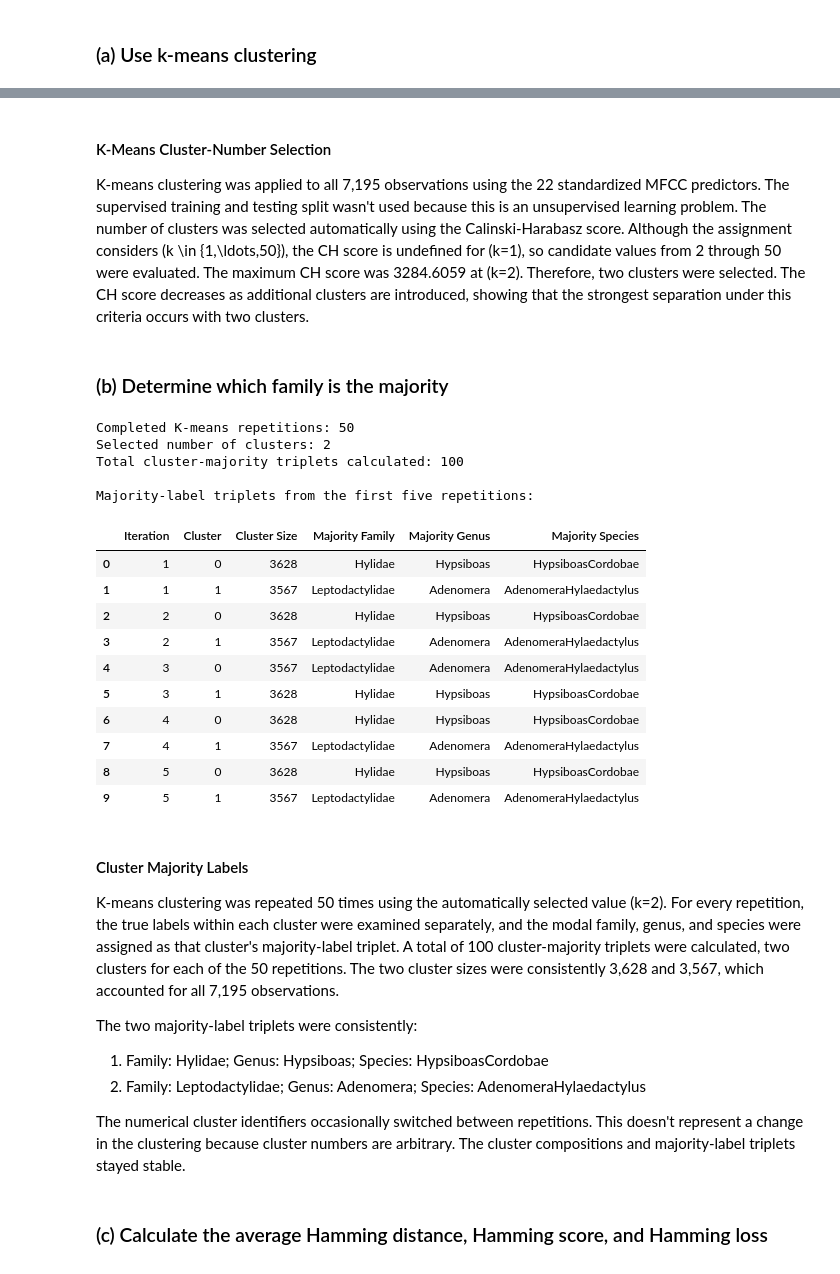
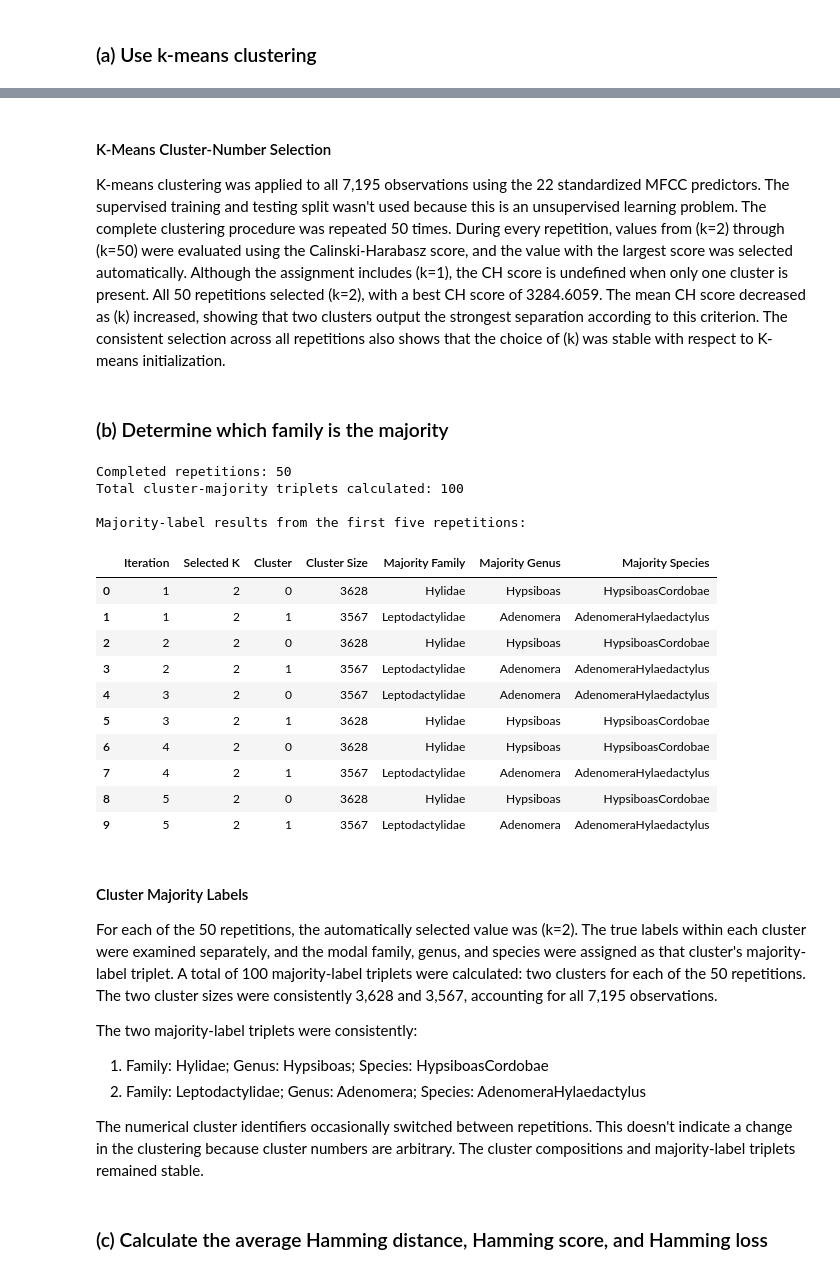
Before and after one commit to manvsatish/dsci-552-hw-7, a Jupyter notebook: notebook/Satish_Manvika_HW7.ipynb, the cells around one changed output, grey strips where cells are left out. Cells and saved outputs as stored; diff of their text form; code cells hidden in the pictures.

```diff
--- a/notebook/Satish_Manvika_HW7.ipynb
+++ b/notebook/Satish_Manvika_HW7.ipynb
@@ -403,62 +445,59 @@ Highest CH score: 3284.6059
 # %% [markdown]
 #### K-Means Cluster-Number Selection
-K-means clustering was applied to all 7,195 observations using the 22 standardized MFCC predictors. The supervised training and testing split wasn't used because this is an unsupervised learning problem. The number of clusters was selected automatically using the Calinski-Harabasz score. Although the assignment considers \(k \in \{1,\ldots,50\}\), the CH score is undefined for \(k=1\), so candidate values from 2 through 50 were evaluated. The maximum CH score was 3284.6059 at \(k=2\). Therefore, two clusters were selected. The CH score decreases as additional clusters are introduced, showing that the strongest separation under this criteria occurs with two clusters.
+K-means clustering was applied to all 7,195 observations using the 22 standardized MFCC predictors. The supervised training and testing split wasn't used because this is an unsupervised learning problem. The complete clustering procedure was repeated 50 times. During every repetition, values from \(k=2\) through \(k=50\) were evaluated using the Calinski-Harabasz score, and the value with the largest score was selected automatically. Although the assignment includes \(k=1\), the CH score is undefined when only one cluster is present. All 50 repetitions selected \(k=2\), with a best CH score of 3284.6059. The mean CH score decreased as \(k\) increased, showing that two clusters output the strongest separation according to this criterion. The consistent selection across all repetitions also shows that the choice of \(k\) was stable with respect to K-means initialization.
 # %% [markdown]
 ### (b) Determine which family is the majority
 # %%
-N_REPETITIONS = 50
-monte_carlo_runs = []
 majority_label_records = []
 
-for iteration in range(1, N_REPETITIONS + 1):
-    kmeans = KMeans(n_clusters=selected_k, n_init=10, random_state=RANDOM_STATE + iteration - 1)
-    cluster_assignments = kmeans.fit_predict(X_cluster_scaled)
+for run in monte_carlo_runs:
+    iteration = run["Iteration"]
+    selected_k = run["Selected K"]
+    cluster_assignments = run["Cluster Assignments"]
     majority_labels_by_cluster = {}
 
     for cluster_id in range(selected_k):
         cluster_mask = cluster_assignments == cluster_id
         cluster_true_labels = frogs.loc[cluster_mask, label_columns]
         majority_triplet = {label: cluster_true_labels[label].mode().iloc[0] for label in label_columns}
         majority_labels_by_cluster[cluster_id] = (majority_triplet)
-        majority_label_records.append({"Iteration": iteration, "Cluster": cluster_id, "Cluster Size": cluster_mask.sum(), "Majority Family": majority_triplet["Family"], "Majority Genus": majority_triplet["Genus"], "Majority Species": majority_triplet["Species"]})
+        majority_label_records.append({"Iteration": iteration, "Selected K": selected_k, "Cluster": cluster_id, "Cluster Size": cluster_mask.sum(), "Majority Family": majority_triplet["Family"], "Majority Genus": majority_triplet["Genus"], "Majority Species": majority_triplet["Species"]})
 
-    monte_carlo_runs.append({"Iteration": iteration, "Cluster Assignments": cluster_assignments, "Majority Labels": majority_labels_by_cluster})
+    run["Majority Labels"] = majority_labels_by_cluster
 
 majority_label_results = pd.DataFrame(majority_label_records)
-print(f"Completed K-means repetitions: {len(monte_carlo_runs)}")
-print(f"Selected number of clusters: {selected_k}")
+print(f"Completed repetitions: {len(monte_carlo_runs)}")
 print(
     "Total cluster-majority triplets calculated: "
     f"{len(majority_label_results)}"
 )
-print("\nMajority-label triplets from the first five repetitions:")
-display(majority_label_results.head(5 * selected_k))
+print("\nMajority-label results from the first five repetitions:")
+display(majority_label_results[majority_label_results["Iteration"] <= 5])
 # %% [output]
-Completed K-means repetitions: 50
-Selected number of clusters: 2
+Completed repetitions: 50
 Total cluster-majority triplets calculated: 100
 
-Majority-label triplets from the first five repetitions:
+Majority-label results from the first five repetitions:
-|  | Iteration | Cluster | Cluster Size | Majority Family | Majority Genus | Majority Species |
-| 0 | 1 | 0 | 3628 | Hylidae | Hypsiboas | HypsiboasCordobae |
-| 1 | 1 | 1 | 3567 | Leptodactylidae | Adenomera | AdenomeraHylaedactylus |
-| 2 | 2 | 0 | 3628 | Hylidae | Hypsiboas | HypsiboasCordobae |
-| 3 | 2 | 1 | 3567 | Leptodactylidae | Adenomera | AdenomeraHylaedactylus |
-| 4 | 3 | 0 | 3567 | Leptodactylidae | Adenomera | AdenomeraHylaedactylus |
-| 5 | 3 | 1 | 3628 | Hylidae | Hypsiboas | HypsiboasCordobae |
-| 6 | 4 | 0 | 3628 | Hylidae | Hypsiboas | HypsiboasCordobae |
-| 7 | 4 | 1 | 3567 | Leptodactylidae | Adenomera | AdenomeraHylaedactylus |
-| 8 | 5 | 0 | 3628 | Hylidae | Hypsiboas | HypsiboasCordobae |
-| 9 | 5 | 1 | 3567 | Leptodactylidae | Adenomera | AdenomeraHylaedactylus |
+|  | Iteration | Selected K | Cluster | Cluster Size | Majority Family | Majority Genus | Majority Species |
+| 0 | 1 | 2 | 0 | 3628 | Hylidae | Hypsiboas | HypsiboasCordobae |
+| 1 | 1 | 2 | 1 | 3567 | Leptodactylidae | Adenomera | AdenomeraHylaedactylus |
+| 2 | 2 | 2 | 0 | 3628 | Hylidae | Hypsiboas | HypsiboasCordobae |
+| 3 | 2 | 2 | 1 | 3567 | Leptodactylidae | Adenomera | AdenomeraHylaedactylus |
+| 4 | 3 | 2 | 0 | 3567 | Leptodactylidae | Adenomera | AdenomeraHylaedactylus |
+| 5 | 3 | 2 | 1 | 3628 | Hylidae | Hypsiboas | HypsiboasCordobae |
+| 6 | 4 | 2 | 0 | 3628 | Hylidae | Hypsiboas | HypsiboasCordobae |
+| 7 | 4 | 2 | 1 | 3567 | Leptodactylidae | Adenomera | AdenomeraHylaedactylus |
+| 8 | 5 | 2 | 0 | 3628 | Hylidae | Hypsiboas | HypsiboasCordobae |
+| 9 | 5 | 2 | 1 | 3567 | Leptodactylidae | Adenomera | AdenomeraHylaedactylus |
 # %% [markdown]
 #### Cluster Majority Labels
-K-means clustering was repeated 50 times using the automatically selected value \(k=2\). For every repetition, the true labels within each cluster were examined separately, and the modal family, genus, and species were assigned as that cluster's majority-label triplet. A total of 100 cluster-majority triplets were calculated, two clusters for each of the 50 repetitions. The two cluster sizes were consistently 3,628 and 3,567, which accounted for all 7,195 observations.
+For each of the 50 repetitions, the automatically selected value was \(k=2\). The true labels within each cluster were examined separately, and the modal family, genus, and species were assigned as that cluster's majority-label triplet. A total of 100 majority-label triplets were calculated: two clusters for each of the 50 repetitions. The two cluster sizes were consistently 3,628 and 3,567, accounting for all 7,195 observations.
 
 The two majority-label triplets were consistently:
 1. Family: Hylidae; Genus: Hypsiboas; Species: HypsiboasCordobae
 2. Family: Leptodactylidae; Genus: Adenomera; Species: AdenomeraHylaedactylus
 
-The numerical cluster identifiers occasionally switched between repetitions. This doesn't represent a change in the clustering because cluster numbers are arbitrary. The cluster compositions and majority-label triplets stayed stable.
+The numerical cluster identifiers occasionally switched between repetitions. This doesn't indicate a change in the clustering because cluster numbers are arbitrary. The cluster compositions and majority-label triplets remained stable.
 # %% [markdown]
 ### (c) Calculate the average Hamming distance, Hamming score, and Hamming loss
 # %%
```
Also changed, not shown: parts of 3 cells of this notebook.
